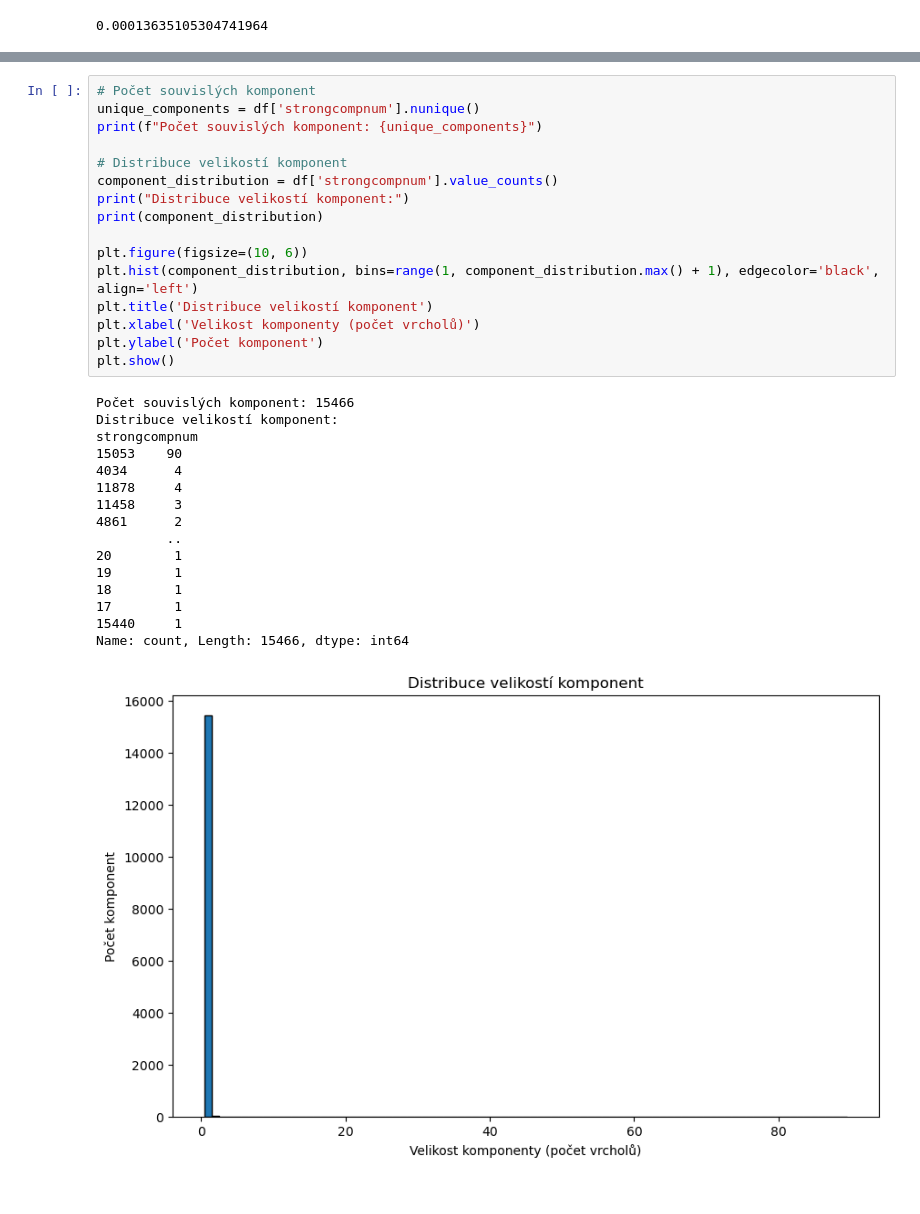
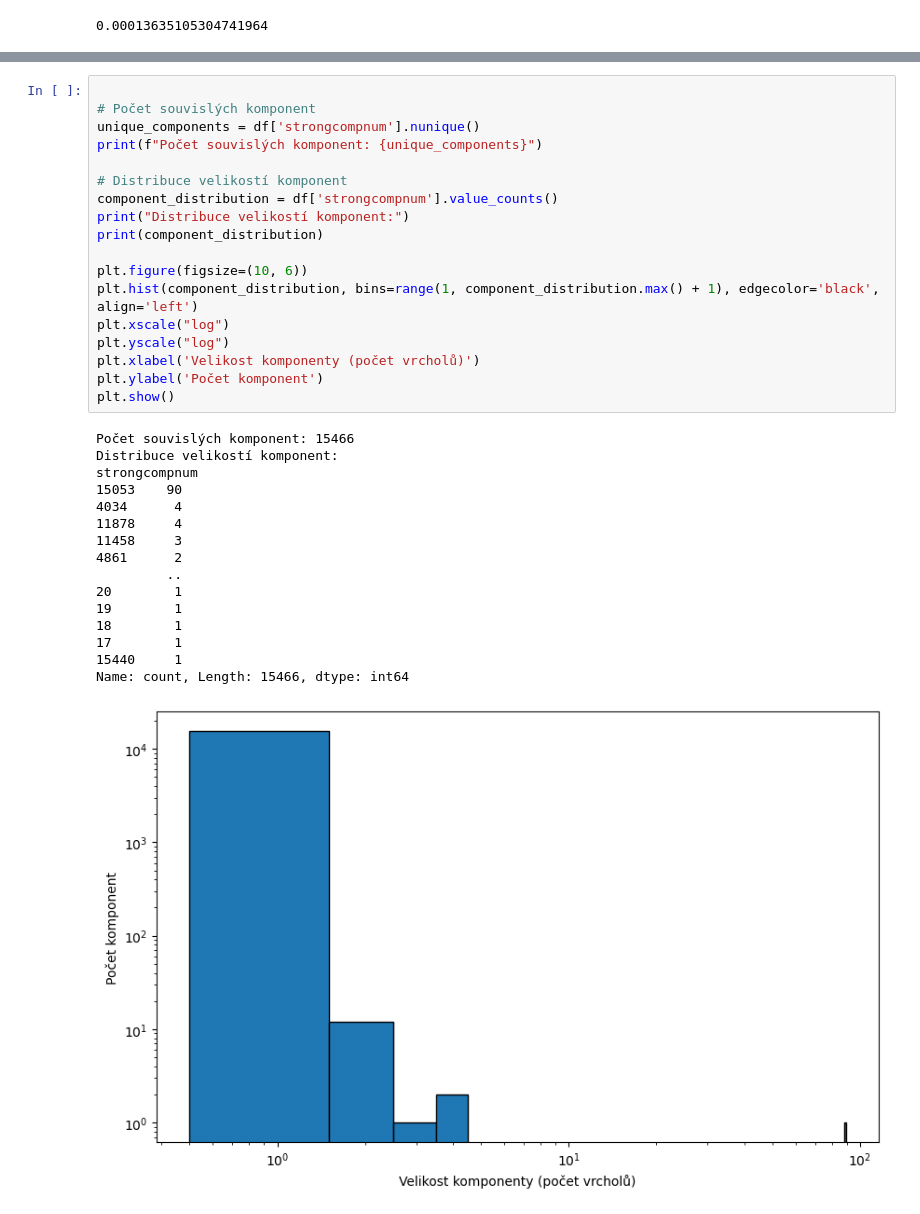
Before and after one commit to gaitovrat/MAS-1, a Jupyter notebook: notebooks/Project.ipynb, the cells around one changed output, grey strips where cells are left out. Saved outputs shown, nothing was run; the diff lists cells and outputs as text.

```diff
--- a/notebooks/Project.ipynb
+++ b/notebooks/Project.ipynb
@@ -69,33 +72,35 @@ Průměrný shlukovací koeficient (CC): 0.456
 # %%
+
 # Počet souvislých komponent
 unique_components = df['strongcompnum'].nunique()
 print(f"Počet souvislých komponent: {unique_components}")
 
 # Distribuce velikostí komponent
 component_distribution = df['strongcompnum'].value_counts()
 print("Distribuce velikostí komponent:")
 print(component_distribution)
 
 plt.figure(figsize=(10, 6))
 plt.hist(component_distribution, bins=range(1, component_distribution.max() + 1), edgecolor='black', align='left')
-plt.title('Distribuce velikostí komponent')
+plt.xscale("log")
+plt.yscale("log")
 plt.xlabel('Velikost komponenty (počet vrcholů)')
 plt.ylabel('Počet komponent')
 plt.show()
 # %% [output]
 Počet souvislých komponent: 15466
 Distribuce velikostí komponent:
 strongcompnum
 15053    90
 4034      4
 11878     4
 11458     3
 4861      2
          ..
 20        1
 19        1
 18        1
 17        1
 15440     1
 Name: count, Length: 15466, dtype: int64
-[figure, old version]
+[figure, new version]
```
Also changed, not shown: parts of 3 cells of this notebook.
